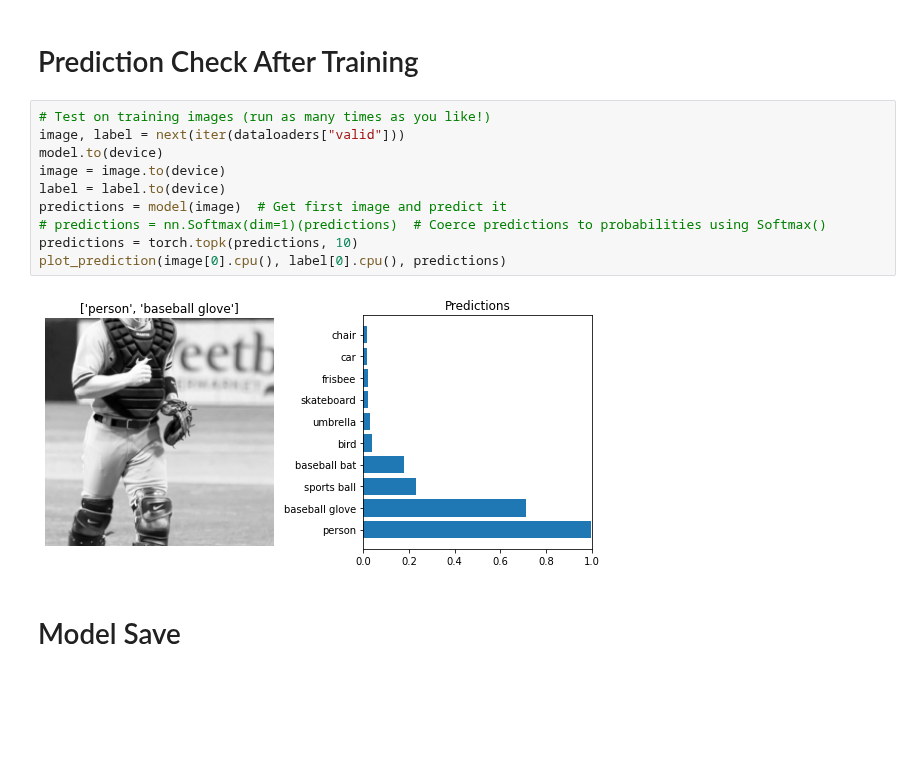
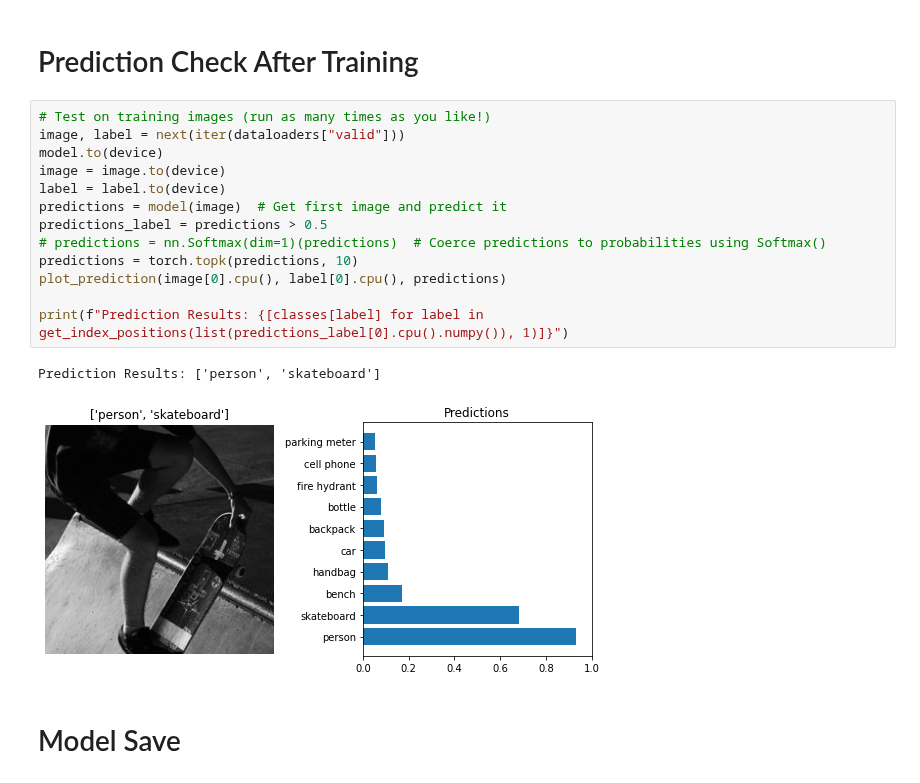
Before and after one commit to johnwslee/Data_Science_Libraries, a Jupyter notebook: PyTorch/CNN_with_transfer_learning/CNN_with_transfer_learning_coco-2014.ipynb, the cells around one changed output. Drawn from its saved outputs; the diff is of its cells as text; blank space fills up the shorter version.

Commit message:
Added print for prediction result

```diff
--- a/PyTorch/CNN_with_transfer_learning/CNN_with_transfer_learning_coco-2014.ipynb
+++ b/PyTorch/CNN_with_transfer_learning/CNN_with_transfer_learning_coco-2014.ipynb
@@ -468,15 +468,19 @@ accur_fig.set_ylabel('Accuracy');
 # %%
 # Test on training images (run as many times as you like!)
 image, label = next(iter(dataloaders["valid"]))
 model.to(device)
 image = image.to(device)
 label = label.to(device)
 predictions = model(image)  # Get first image and predict it
+predictions_label = predictions > 0.5
 # predictions = nn.Softmax(dim=1)(predictions)  # Coerce predictions to probabilities using Softmax()
 predictions = torch.topk(predictions, 10)
 plot_prediction(image[0].cpu(), label[0].cpu(), predictions)
+
+print(f"Prediction Results: {[classes[label] for label in get_index_positions(list(predictions_label[0].cpu().numpy()), 1)]}")
 # %% [output]
+Prediction Results: ['person', 'skateboard']
-[figure, old version]
+[figure, new version]
 # %% [markdown]
 # Model Save
 # %%
```
